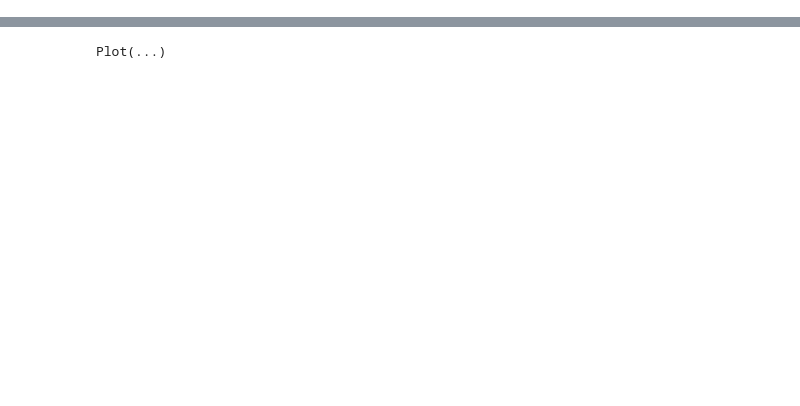
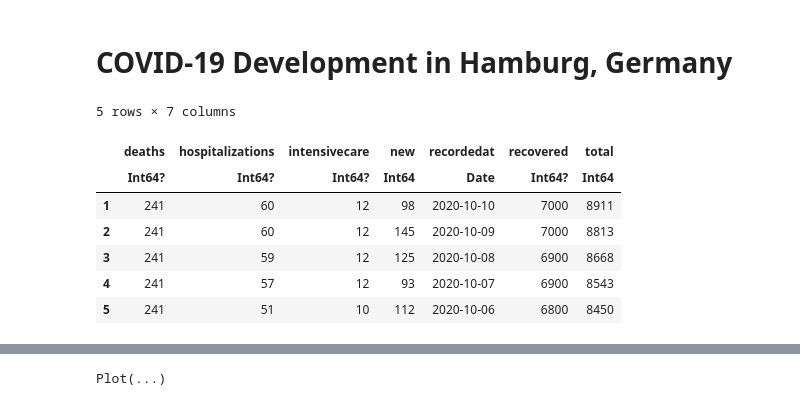
Before and after one commit to oem/Hamburg.jl, a Jupyter notebook: docs/Hamburg.ipynb, the cells around one changed output, grey strips where cells are left out. Drawn from its saved outputs; the diff is of its cells as text; code cells hidden in the pictures; blank space fills up the shorter version.

```diff
--- a/docs/Hamburg.ipynb
+++ b/docs/Hamburg.ipynb
@@ -1,7 +1,19 @@
+# %% [markdown]
+# COVID-19 Development in Hamburg, Germany
 # %%
 using Hamburg
 # %%
 using Dates, Gadfly, DataFrames
 Gadfly.set_default_plot_size(700px, 300px)
 
-infected = dataset("covid-19", "infected");
+infected = dataset("covid-19", "infected")
+head(infected, 5)
+# %% [output]
+5 rows × 7 columns
+|  | deaths | hospitalizations | intensivecare | new | recordedat | recovered | total |
+|  | Int64? | Int64? | Int64? | Int64 | Date | Int64? | Int64 |
+| 1 | 241 | 60 | 12 | 98 | 2020-10-10 | 7000 | 8911 |
+| 2 | 241 | 60 | 12 | 145 | 2020-10-09 | 7000 | 8813 |
+| 3 | 241 | 59 | 12 | 125 | 2020-10-08 | 6900 | 8668 |
+| 4 | 241 | 57 | 12 | 93 | 2020-10-07 | 6900 | 8543 |
+| 5 | 241 | 51 | 10 | 112 | 2020-10-06 | 6800 | 8450 |
```
Also changed, not shown: parts of 5 cells of this notebook.
